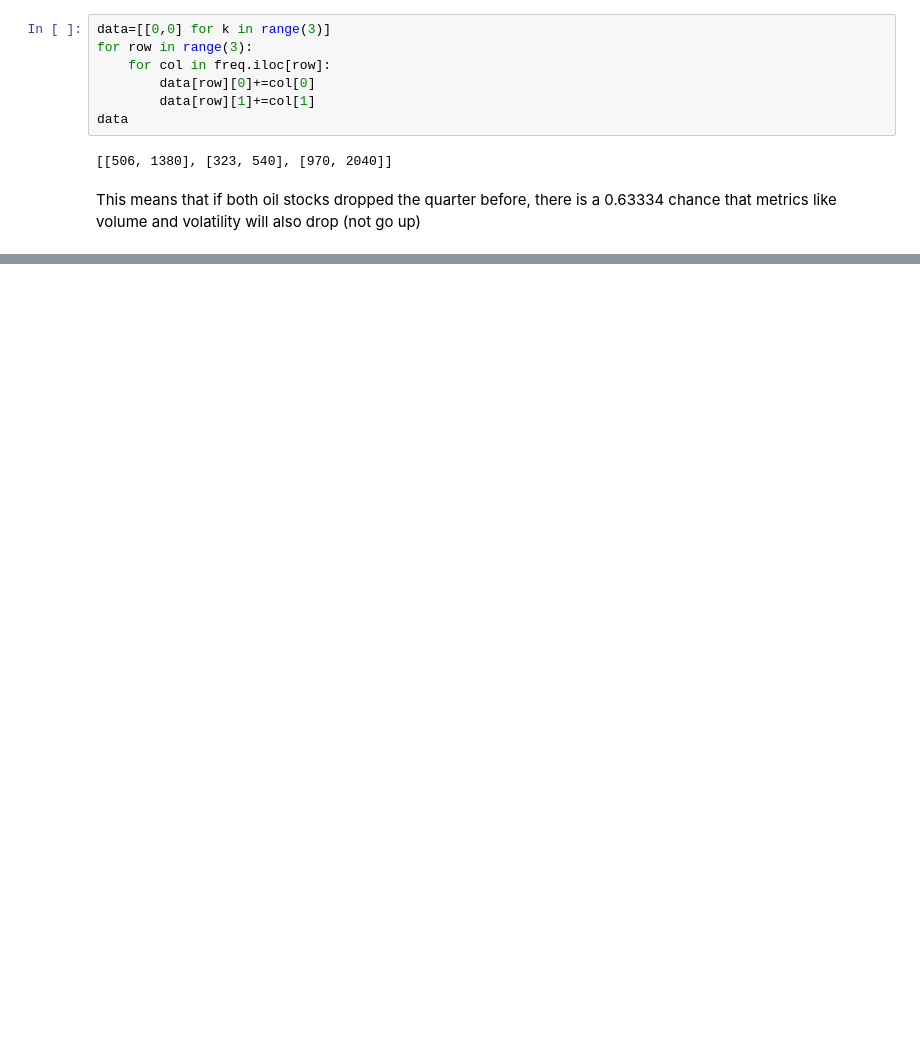
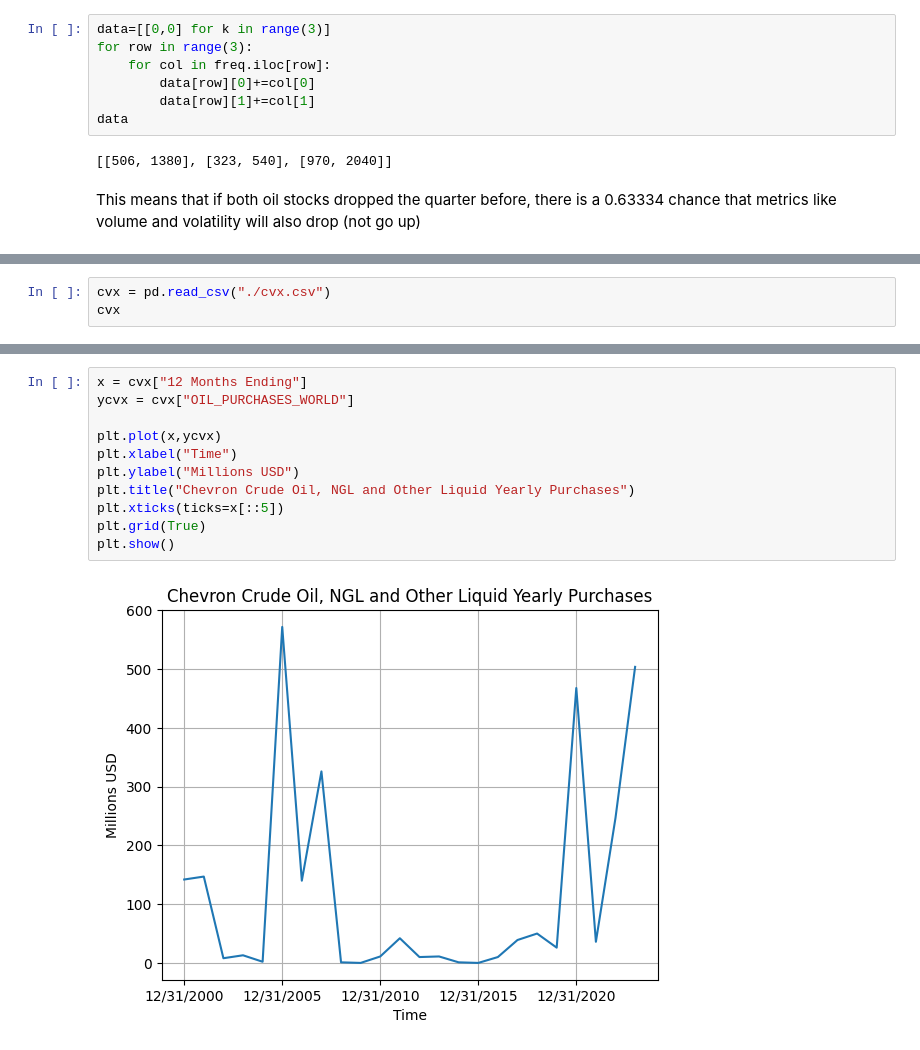
Before and after one commit to maclarenscott/Citadel_Datathon_Spring_Team13, a Jupyter notebook: Data_Analysis.ipynb, the cells around one changed output, grey strips where cells are left out. Cells and saved outputs as stored; diff of their text form; blank space fills up the shorter version.

```diff
--- a/Data_Analysis.ipynb
+++ b/Data_Analysis.ipynb
@@ -397,0 +448,3 @@ This means that if both oil stocks dropped the quarter before, there is a 0.6333
+# %%
+cvx = pd.read_csv("./cvx.csv")
+cvx
@@ -397,0 +469,13 @@ This means that if both oil stocks dropped the quarter before, there is a 0.6333
+# %%
+x = cvx["12 Months Ending"]
+ycvx = cvx["OIL_PURCHASES_WORLD"]
+
+plt.plot(x,ycvx)
+plt.xlabel("Time")
+plt.ylabel("Millions USD")
+plt.title("Chevron Crude Oil, NGL and Other Liquid Yearly Purchases")
+plt.xticks(ticks=x[::5])
+plt.grid(True)
+plt.show()
+# %% [output]
+[figure, added]
```
Also changed, not shown: parts of 26 cells of this notebook.
